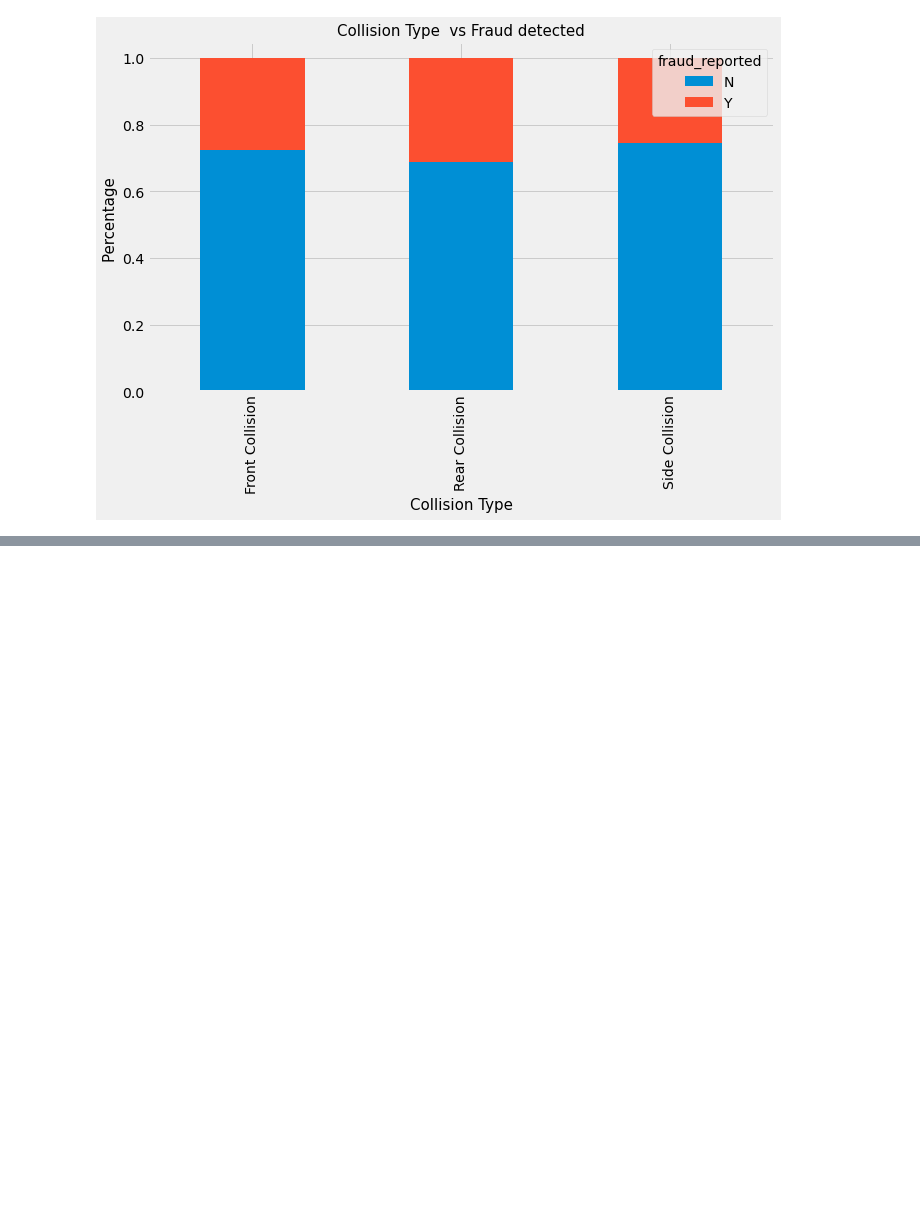
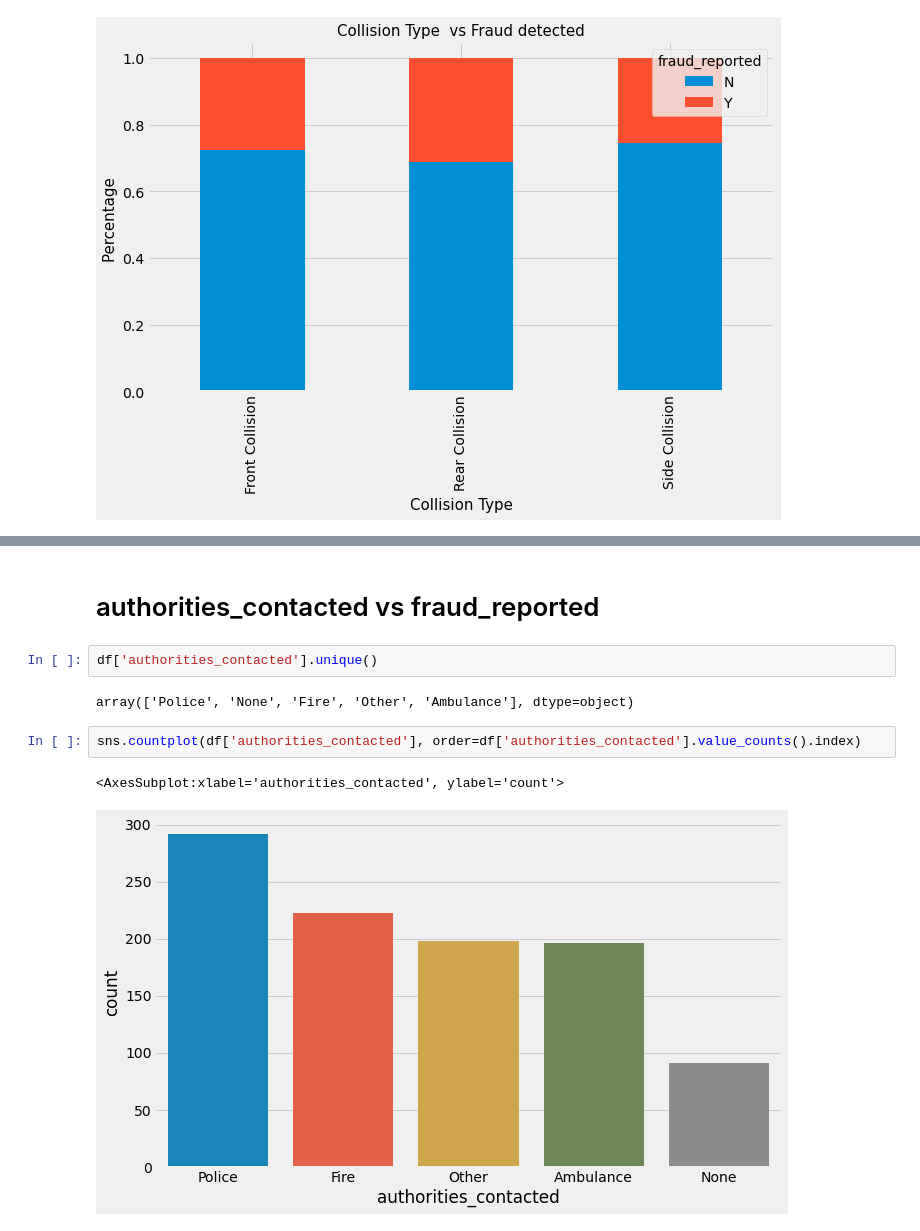
Before and after one commit to mohittomar2008/Insurance-Claims--Fraud-Detection, a Jupyter notebook: Insurance Claims- Fraud Detection.ipynb, the cells around one changed output, grey strips where cells are left out. Saved outputs shown, nothing was run; the diff lists cells and outputs as text; blank space fills up the shorter version.

```diff
--- a/Insurance Claims- Fraud Detection.ipynb
+++ b/Insurance Claims- Fraud Detection.ipynb
@@ -442,0 +506,11 @@ Text(0, 0.5, 'Percentage ')
+# %% [markdown]
+# authorities_contacted  vs fraud_reported
+# %%
+df['authorities_contacted'].unique()
+# %% [output]
+array(['Police', 'None', 'Fire', 'Other', 'Ambulance'], dtype=object)
+# %%
+sns.countplot(df['authorities_contacted'], order=df['authorities_contacted'].value_counts().index)
+# %% [output]
+<AxesSubplot:xlabel='authorities_contacted', ylabel='count'>
+[figure, added]
```
Also changed, not shown: parts of 73 cells of this notebook.
